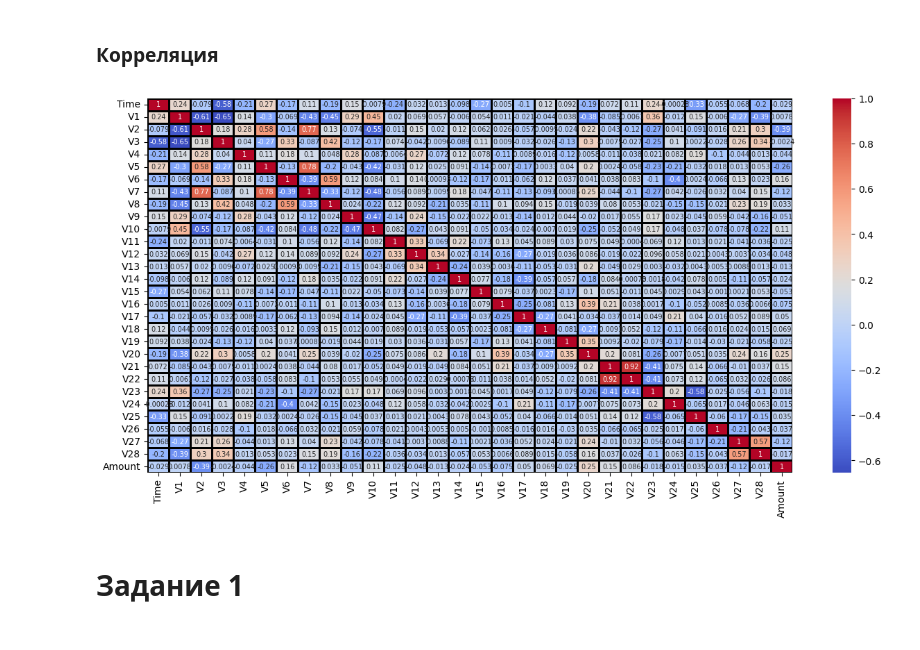
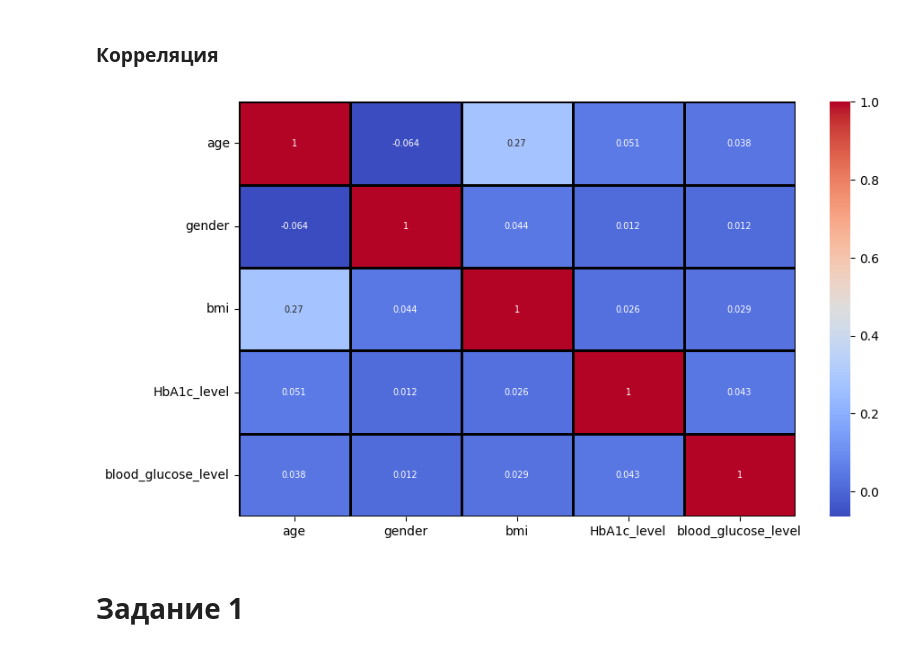
Before and after one commit to HerrPhoton/Theory-of-statistical-solutions, a Jupyter notebook: lab5.ipynb, the cells around one changed output. Drawn from its saved outputs; the diff is of its cells as text; code cells hidden in the pictures.

```diff
--- a/lab5.ipynb
+++ b/lab5.ipynb
@@ -23,6 +24,6 @@ warnings.filterwarnings('ignore')
 # %% [markdown]
 # Анализ датасета
 # %%
-df = pd.read_csv('creditcard.csv')
+df = pd.read_csv('diabetes.csv')
 df
 # %% [output]
@@ -58,3 +58,5 @@ df.describe()
 print(f'Количество объектов с пропущенными значениями: {df.isnull().any(axis = 1).sum()}')
 # %% [output]
 Количество объектов с пропущенными значениями: 0
+# %%
+df = df[df['smoking_history'] != 'No Info']
@@ -60,0 +65,5 @@ print(f'Количество объектов с пропущенными зна
+# %%
+df['gender'] = LabelEncoder().fit_transform(df['gender'])
+df = pd.concat([df.drop(['smoking_history'], axis = 1), pd.get_dummies(df['smoking_history'], dtype = int)], axis = 1)
+
+df
@@ -64,7 +87,7 @@ print(f'Количество объектов с пропущенными зна
 nums = []
 ids = set()
 
-for feature in df.drop(['Class'], axis = 1).columns:
+for feature in df.drop(['diabetes'], axis = 1).columns:
 
     Q1 = df[feature].quantile(q = .25)
     Q3 = df[feature].quantile(q = .75)
@@ -115,18 +138,18 @@ classes_distr(df, title = 'Распределение классов \n (0: не
 # %% [markdown]
 ### Корреляция
 # %%
-plt.figure(figsize = (15, 7))
+plt.figure(figsize = (10, 6))
 
-sns.heatmap(df.drop(['Class'], axis = 1).corr(),
+sns.heatmap(df[['age', 'gender', 'bmi', 'HbA1c_level', 'blood_glucose_level']].corr(),
             cmap = 'coolwarm',
             linewidths = 2,
             linecolor = 'black',
             annot = True,
             annot_kws = {"fontsize" : 7})
 
 plt.show()
 # %% [output]
-[figure, old version]
+[figure, new version]
 # %% [markdown]
 # Задание 1
 # %% [markdown]
```
Also changed, not shown: parts of 22 cells of this notebook.
